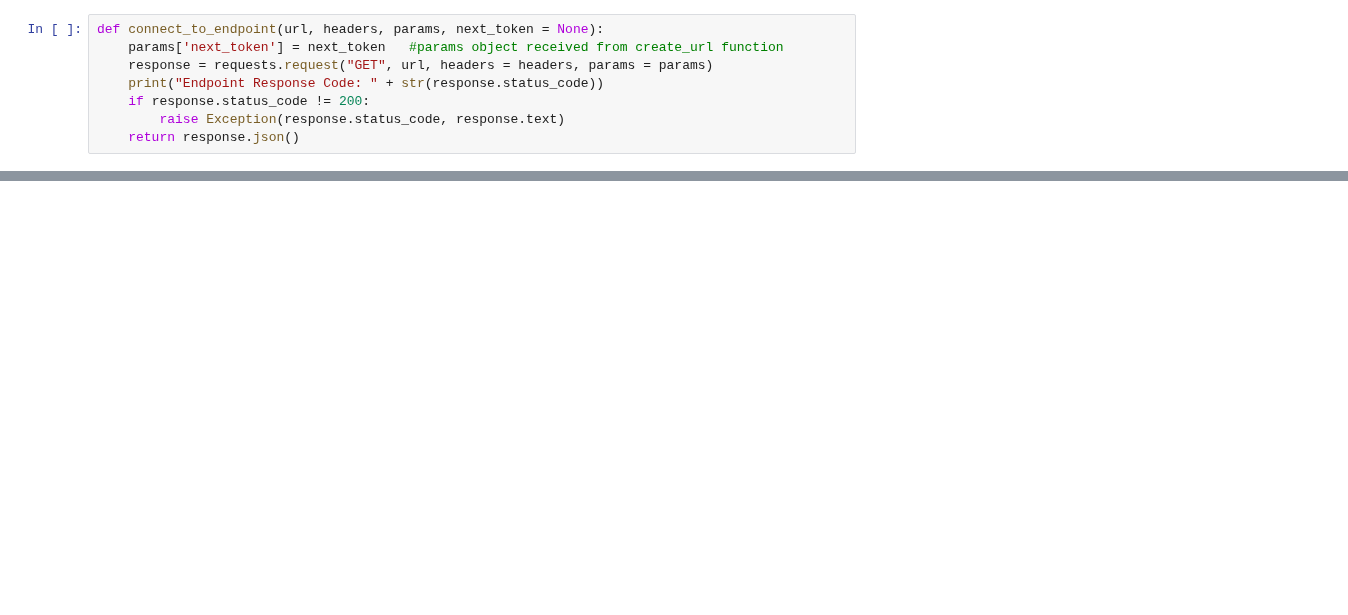
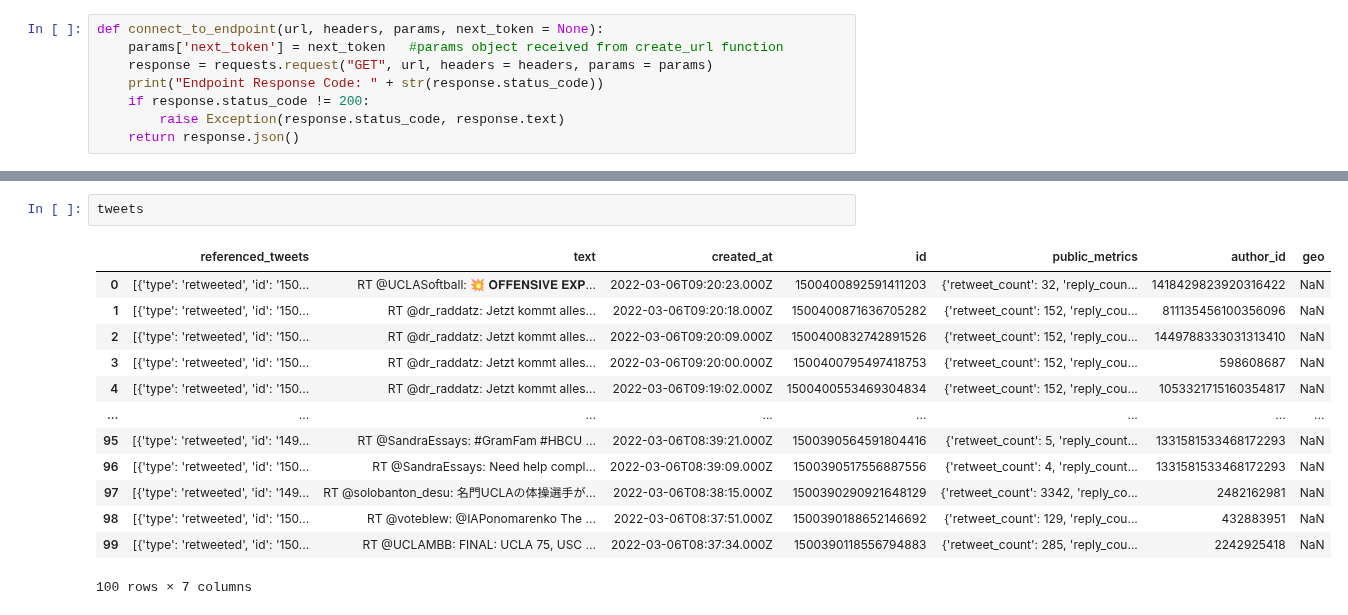
Before and after one commit to melina-diaz/PIC16A-Twitter-API, a Jupyter notebook: UCLA Opinions using Twitter API.ipynb, the cells around one changed output, grey strips where cells are left out. Cells and saved outputs as stored; diff of their text form; blank space fills up the shorter version.

```diff
--- a/UCLA Opinions using Twitter API.ipynb
+++ b/UCLA Opinions using Twitter API.ipynb
@@ -207,0 +101,16 @@ df
+# %%
+tweets
+# %% [output]
+|  | referenced_tweets | text | created_at | id | public_metrics | author_id | geo |
+| 0 | [{'type': 'retweeted', 'id': '150... | RT @UCLASoftball: 💥 𝐎𝐅𝐅𝐄𝐍𝐒𝐈𝐕𝐄 𝐄𝐗𝐏... | 2022-03-06T09:20:23.000Z | 1500400892591411203 | {'retweet_count': 32, 'reply_coun... | 1418429823920316422 | NaN |
+| 1 | [{'type': 'retweeted', 'id': '150... | RT @dr_raddatz: Jetzt kommt alles... | 2022-03-06T09:20:18.000Z | 1500400871636705282 | {'retweet_count': 152, 'reply_cou... | 811135456100356096 | NaN |
+| 2 | [{'type': 'retweeted', 'id': '150... | RT @dr_raddatz: Jetzt kommt alles... | 2022-03-06T09:20:09.000Z | 1500400832742891526 | {'retweet_count': 152, 'reply_cou... | 1449788333031313410 | NaN |
+| 3 | [{'type': 'retweeted', 'id': '150... | RT @dr_raddatz: Jetzt kommt alles... | 2022-03-06T09:20:00.000Z | 1500400795497418753 | {'retweet_count': 152, 'reply_cou... | 598608687 | NaN |
+| 4 | [{'type': 'retweeted', 'id': '150... | RT @dr_raddatz: Jetzt kommt alles... | 2022-03-06T09:19:02.000Z | 1500400553469304834 | {'retweet_count': 152, 'reply_cou... | 1053321715160354817 | NaN |
+| ... | ... | ... | ... | ... | ... | ... | ... |
+| 95 | [{'type': 'retweeted', 'id': '149... | RT @SandraEssays: #GramFam #HBCU ... | 2022-03-06T08:39:21.000Z | 1500390564591804416 | {'retweet_count': 5, 'reply_count... | 1331581533468172293 | NaN |
+| 96 | [{'type': 'retweeted', 'id': '150... | RT @SandraEssays: Need help compl... | 2022-03-06T08:39:09.000Z | 1500390517556887556 | {'retweet_count': 4, 'reply_count... | 1331581533468172293 | NaN |
+| 97 | [{'type': 'retweeted', 'id': '149... | RT @solobanton_desu: 名門UCLAの体操選手が... | 2022-03-06T08:38:15.000Z | 1500390290921648129 | {'retweet_count': 3342, 'reply_co... | 2482162981 | NaN |
+| 98 | [{'type': 'retweeted', 'id': '150... | RT @voteblew: @IAPonomarenko The ... | 2022-03-06T08:37:51.000Z | 1500390188652146692 | {'retweet_count': 129, 'reply_cou... | 432883951 | NaN |
+| 99 | [{'type': 'retweeted', 'id': '150... | RT @UCLAMBB: FINAL: UCLA 75, USC ... | 2022-03-06T08:37:34.000Z | 1500390118556794883 | {'retweet_count': 285, 'reply_cou... | 2242925418 | NaN |
+100 rows × 7 columns
```
Also changed, not shown: parts of 22 cells of this notebook.
